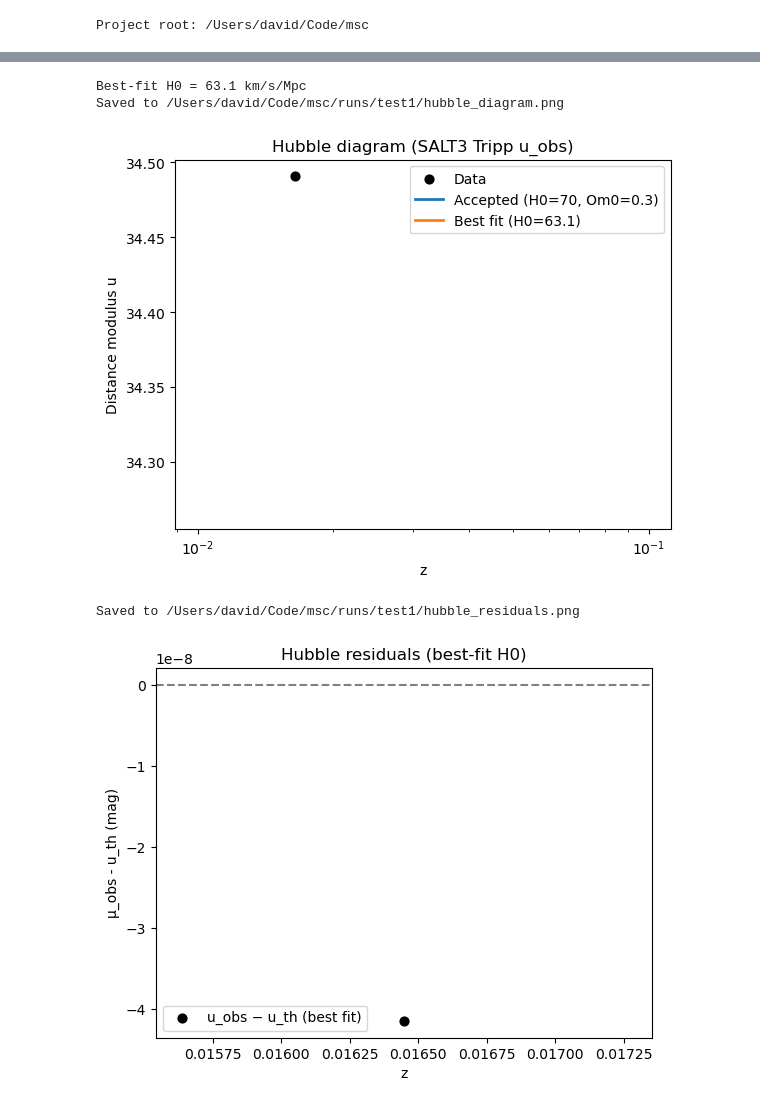
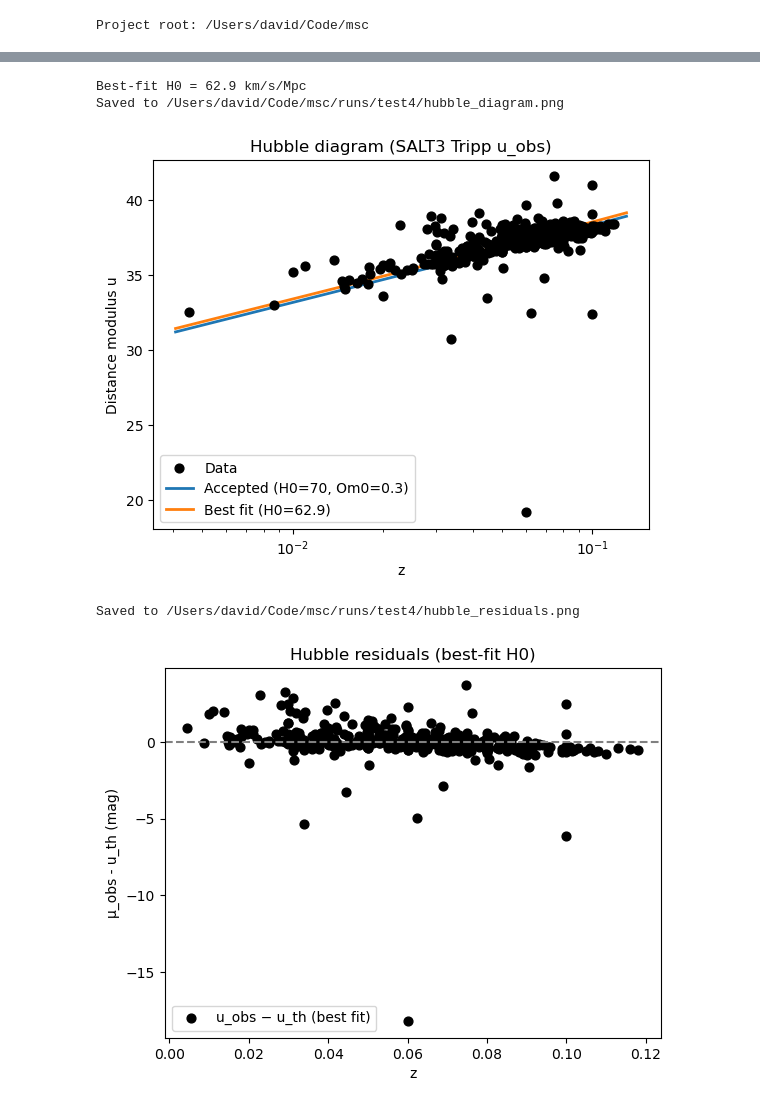
Before and after one commit to heffernan111/msc-dissertation, a Jupyter notebook: src/6_plotHubbleDiagram.ipynb, the cells around one changed output, grey strips where cells are left out. Saved outputs shown, nothing was run; the diff lists cells and outputs as text; code cells hidden in the pictures.

Commit message:
try other redshift value

```diff
--- a/src/6_plotHubbleDiagram.ipynb
+++ b/src/6_plotHubbleDiagram.ipynb
@@ -20,6 +20,13 @@ if not distance_process_path.exists():
     raise FileNotFoundError(f"No distance_process.csv found at {distance_process_path}")
 
 df = pd.read_csv(distance_process_path)
+
+# Use redshift from ztf_cleansed for the Hubble diagram
+ztf_cleansed_path = project_root / "ztf_cleansed.csv"
+ztf_df = pd.read_csv(ztf_cleansed_path)
+z_from_ztf = df["ztf_id"].map(ztf_df.set_index("ZTFID")["redshift"])
+df["host_redshift"] = z_from_ztf.fillna(df["host_redshift"])
+
 # Filter to z > 0 and sort by redshift for plotting
 dfp = df[df["host_redshift"] > 0].sort_values("host_redshift").copy()
 # Drop invalid rows for distance moduli or residuals
@@ -53,46 +64,51 @@ res = minimize_scalar(loss, bounds=(50, 100), method="bounded")
 H0_best = float(res.x)
 print(f"Best-fit H0 = {H0_best:.1f} km/s/Mpc")
 
+# Smooth z grid for theory curves (so ΛCDM curvature is visible)
+z_min = max(1e-4, z_data.min() * 0.9)
+z_max = z_data.max() * 1.1
+z_smooth = np.logspace(np.log10(z_min), np.log10(z_max), 300)
+
 # Hubble diagram
 plt.figure()
 plt.xscale("log")
 
 plt.scatter(dfp["host_redshift"], dfp["distance_modulus_u_obs"], label="Data", color="black", s=40, zorder=5)
 
-plt.plot(z_data, mu_theory(z_data, H0=70.0), label="Accepted (H0=70, Om0=0.3)", lw=2)
+plt.plot(z_smooth, mu_theory(z_smooth, H0=70.0), label="Accepted (H0=70, Om0=0.3)", lw=2)
 
-plt.plot(z_data, mu_theory(z_data, H0_best), label=f"Best fit (H0={H0_best:.1f})", lw=2)
+plt.plot(z_smooth, mu_theory(z_smooth, H0_best), label=f"Best fit (H0={H0_best:.1f})", lw=2)
 
 plt.xlabel("z")
 plt.ylabel("Distance modulus u")
 plt.title("Hubble diagram (SALT3 Tripp u_obs)")
 plt.legend()
 
 out_path = run_folder / "hubble_diagram.png"
 plt.savefig(out_path, dpi=150)
 print(f"Saved to {out_path}")
 plt.show()
 
 # Residuals: u_obs − u_th for best-fit.  - brighter,  + dimmer
 mu_th_best = mu_theory(z_data, H0_best)
 resid_best = mu_obs - mu_th_best
 
 plt.figure()
 plt.axhline(0, color="gray", ls="--")
 plt.scatter(dfp["host_redshift"], resid_best, label="u_obs − u_th (best fit)", color="black", s=40)
 
 plt.xlabel("z")
 plt.ylabel("μ_obs - u_th (mag)")
 plt.title("Hubble residuals (best-fit H0)")
 plt.legend()
 
 resid_path = run_folder / "hubble_residuals.png"
 plt.savefig(resid_path, dpi=150)
 print(f"Saved to {resid_path}")
 plt.show()
 # %% [output]
-Best-fit H0 = 63.1 km/s/Mpc
-Saved to /Users/david/Code/msc/runs/test1/hubble_diagram.png
+Best-fit H0 = 62.9 km/s/Mpc
+Saved to /Users/david/Code/msc/runs/test4/hubble_diagram.png
-[figure, old version]
+[figure, new version]
-Saved to /Users/david/Code/msc/runs/test1/hubble_residuals.png
+Saved to /Users/david/Code/msc/runs/test4/hubble_residuals.png
-[figure, old version]
+[figure, new version]
```
Also changed, not shown: parts of 1 cell of this notebook, 3 other files.
